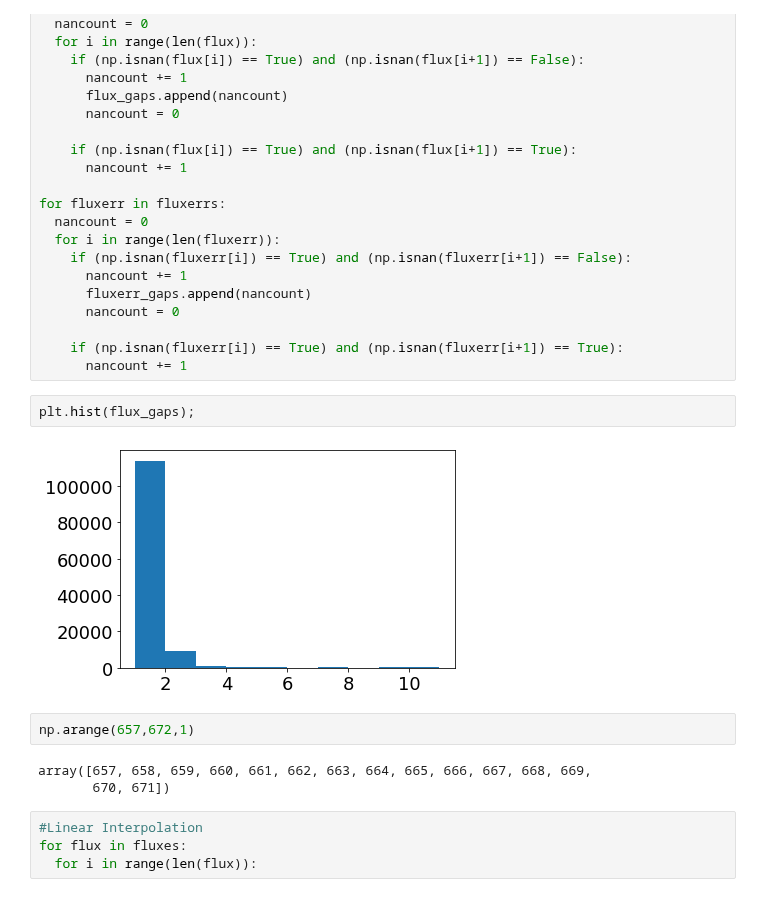
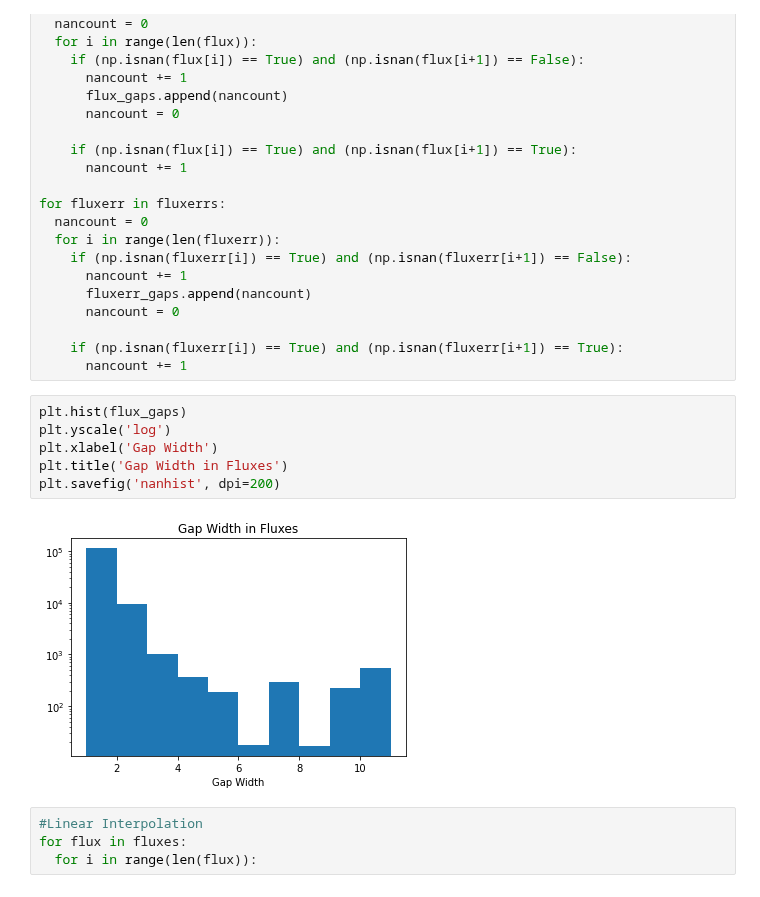
Before and after one commit to RileyWClarke/BiancoGroup, a Jupyter notebook: Notebooks/fftfilter2.ipynb, the cells around one changed output. Drawn from its saved outputs; the diff is of its cells as text.

```diff
--- a/Notebooks/fftfilter2.ipynb
+++ b/Notebooks/fftfilter2.ipynb
@@ -244,15 +254,14 @@ for fluxerr in fluxerrs:
 
     if (np.isnan(fluxerr[i]) == True) and (np.isnan(fluxerr[i+1]) == True):
       nancount += 1
-# %%
-plt.hist(flux_gaps);
-# %% [output]
-[figure, removed]
-# %%
-np.arange(657,672,1)
-# %% [output]
-array([657, 658, 659, 660, 661, 662, 663, 664, 665, 666, 667, 668, 669,
-       670, 671])
+# %%
+plt.hist(flux_gaps)
+plt.yscale('log')
+plt.xlabel('Gap Width')
+plt.title('Gap Width in Fluxes')
+plt.savefig('nanhist', dpi=200)
+# %% [output]
+[figure, added]
 # %%
 #Linear Interpolation
 for flux in fluxes:
```
Also changed, not shown: parts of 8 cells of this notebook.
